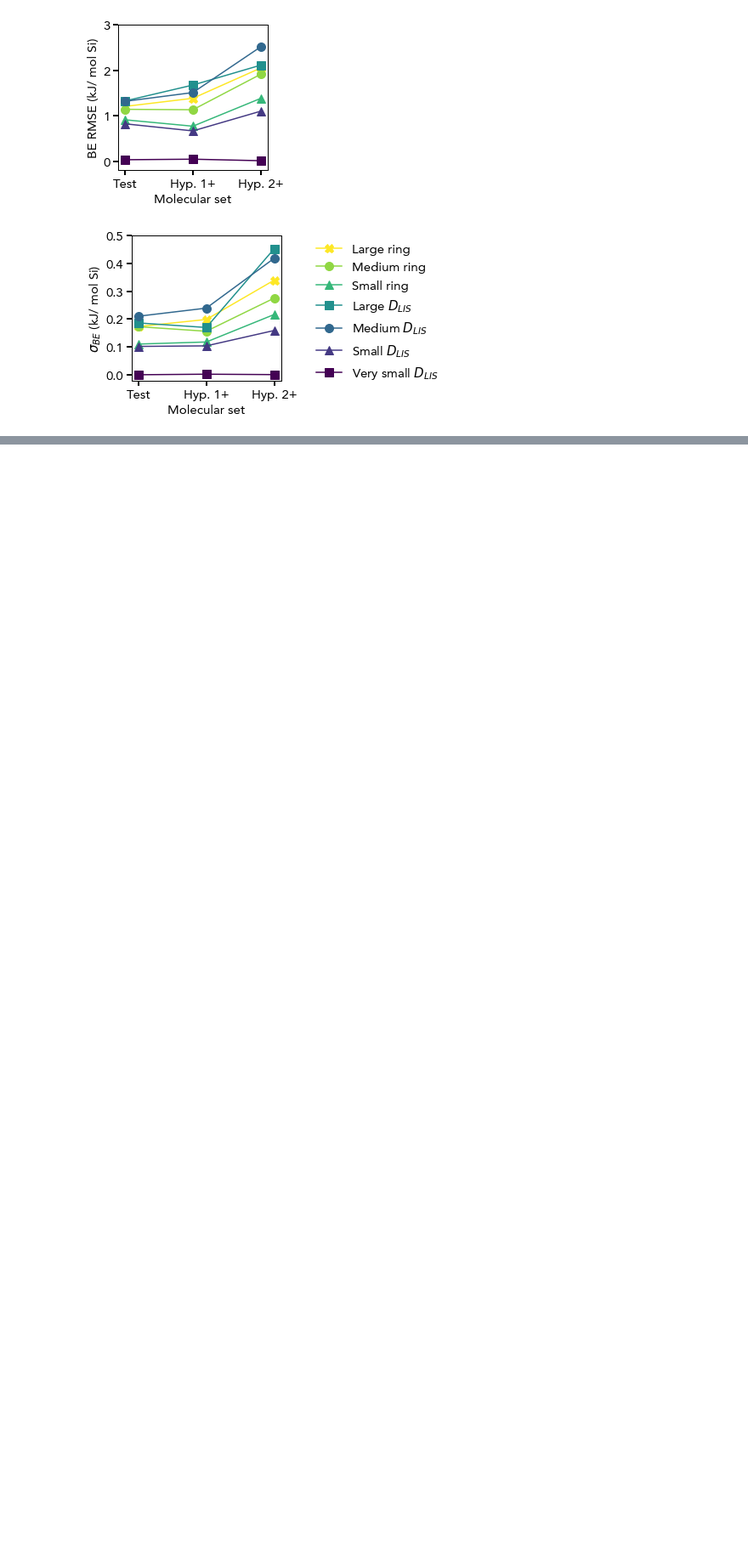
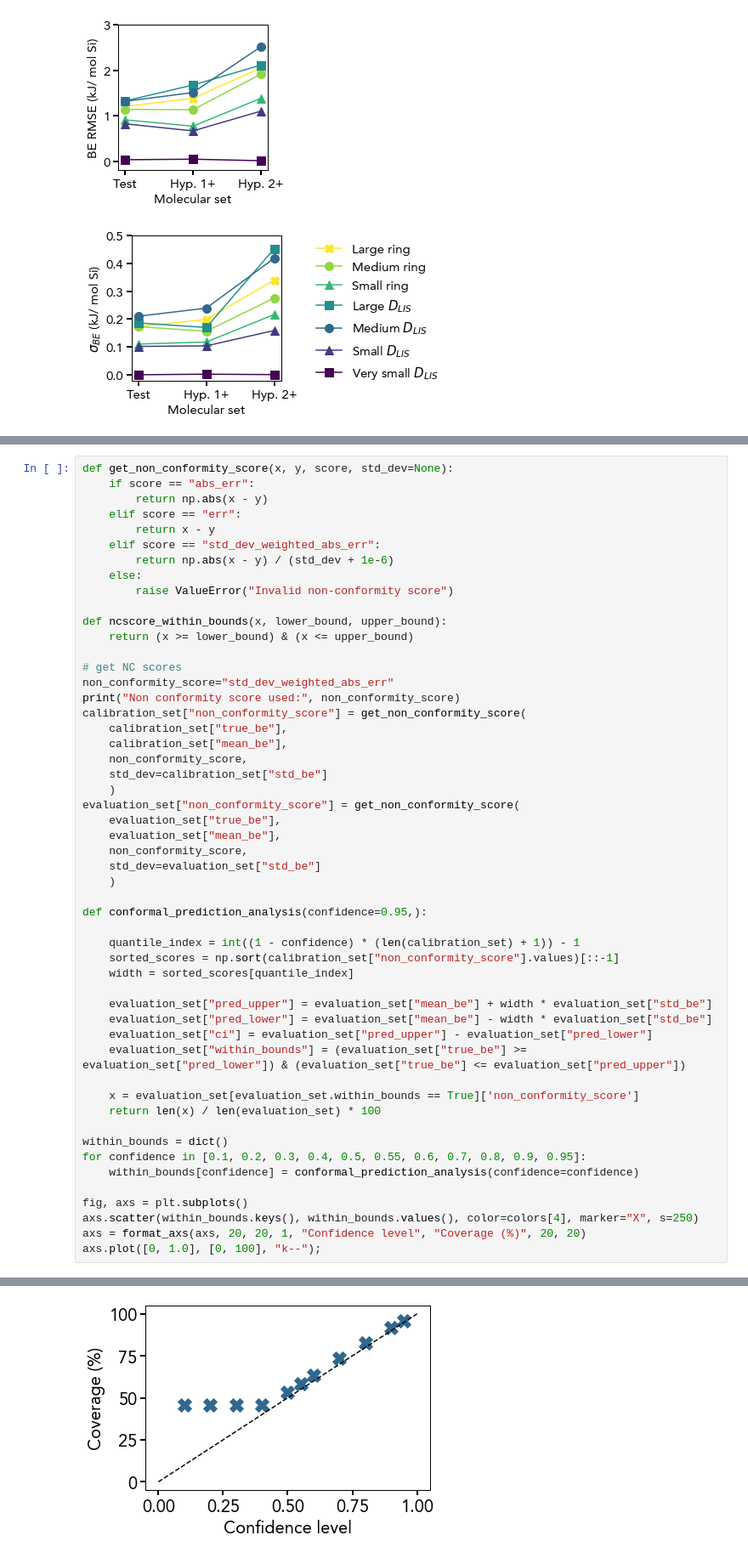
Before and after one commit to learningmatter-mit/zeobind, a Jupyter notebook: notebooks/model_performance.ipynb, the cells around one changed output, grey strips where cells are left out. Shown: that part at 85% size. Drawn from its saved outputs; the diff is of its cells as text; blank space fills up the shorter version.

```diff
--- a/notebooks/model_performance.ipynb
+++ b/notebooks/model_performance.ipynb
@@ -1592,0 +1629,53 @@ leg = get_legend(fig, bbox_to_anchor=bbox_to_anchor, fontsize=15, ncol=1, linewi
+# %%
+def get_non_conformity_score(x, y, score, std_dev=None):
+    if score == "abs_err":
+        return np.abs(x - y)
+    elif score == "err":
+        return x - y
+    elif score == "std_dev_weighted_abs_err":
+        return np.abs(x - y) / (std_dev + 1e-6)
+    else:
+        raise ValueError("Invalid non-conformity score")
+
+def ncscore_within_bounds(x, lower_bound, upper_bound):
+    return (x >= lower_bound) & (x <= upper_bound)
+
+# get NC scores
+non_conformity_score="std_dev_weighted_abs_err"
+print("Non conformity score used:", non_conformity_score)
+calibration_set["non_conformity_score"] = get_non_conformity_score(
+    calibration_set["true_be"],
+    calibration_set["mean_be"],
+    non_conformity_score,
+    std_dev=calibration_set["std_be"]
+    )
+evaluation_set["non_conformity_score"] = get_non_conformity_score(
+    evaluation_set["true_be"],
+    evaluation_set["mean_be"],
+    non_conformity_score,
+    std_dev=evaluation_set["std_be"]
+    )
+
+def conformal_prediction_analysis(confidence=0.95,):
+
+    quantile_index = int((1 - confidence) * (len(calibration_set) + 1)) - 1
+    sorted_scores = np.sort(calibration_set["non_conformity_score"].values)[::-1]
+    width = sorted_scores[quantile_index]
+
+    evaluation_set["pred_upper"] = evaluation_set["mean_be"] + width * evaluation_set["std_be"]
+    evaluation_set["pred_lower"] = evaluation_set["mean_be"] - width * evaluation_set["std_be"]
+    evaluation_set["ci"] = evaluation_set["pred_upper"] - evaluation_set["pred_lower"]
+    evaluation_set["within_bounds"] = (evaluation_set["true_be"] >= evaluation_set["pred_lower"]) & (evaluation_set["true_be"] <= evaluation_set["pred_upper"])
+
+    x = evaluation_set[evaluation_set.within_bounds == True]['non_conformity_score']
+    return len(x) / len(evaluation_set) * 100
+
+within_bounds = dict()
+for confidence in [0.1, 0.2, 0.3, 0.4, 0.5, 0.55, 0.6, 0.7, 0.8, 0.9, 0.95]:
+    within_bounds[confidence] = conformal_prediction_analysis(confidence=confidence)
+
+fig, axs = plt.subplots()
+axs.scatter(within_bounds.keys(), within_bounds.values(), color=colors[4], marker="X", s=250)
+axs = format_axs(axs, 20, 20, 1, "Confidence level", "Coverage (%)", 20, 20)
+axs.plot([0, 1.0], [0, 100], "k--");
+# %% [output]
@@ -1592,0 +1683 @@ leg = get_legend(fig, bbox_to_anchor=bbox_to_anchor, fontsize=15, ncol=1, linewi
+[figure, added]
```
Also changed, not shown: parts of 16 cells of this notebook.
